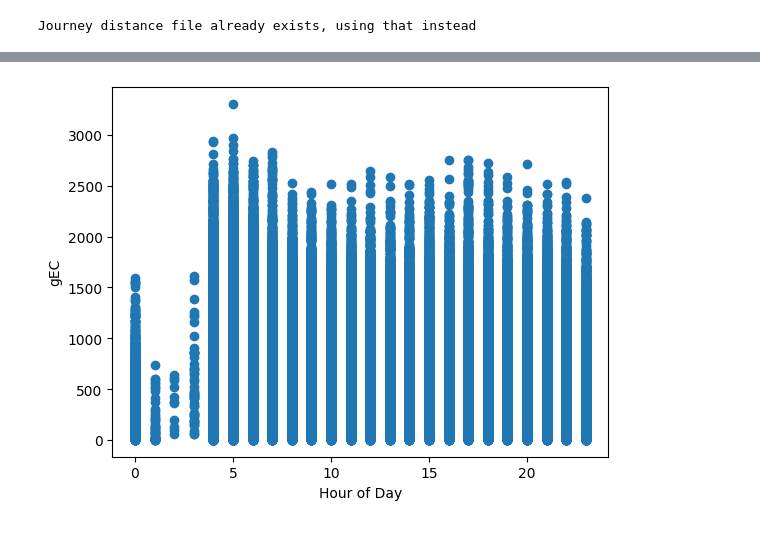
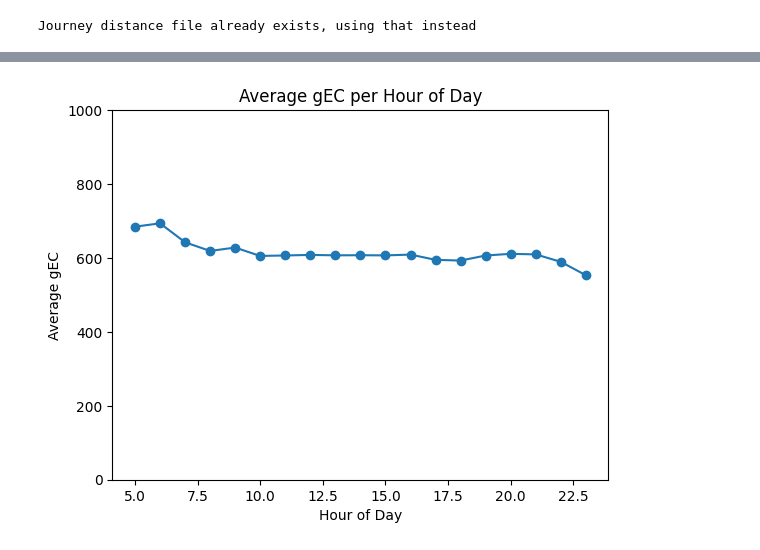
Before and after one commit to AldenCutler/LyonE24, a Jupyter notebook: stats-graphs/gec.ipynb, the cells around one changed output, grey strips where cells are left out. Cells and saved outputs as stored; diff of their text form; code cells hidden in the pictures.

```diff
--- a/stats-graphs/gec.ipynb
+++ b/stats-graphs/gec.ipynb
@@ -231,11 +241,18 @@ for row in df['start_datetime']:
     start_times.append(time)
 
 # start_times
-# %%
-plt.scatter(start_times, gEC)
-plt.xlabel('Hour of Day')
-plt.ylabel('gEC')
-plt.savefig('out/gec/gEC_vs_hour_of_day.png')
-plt.show()
-# %% [output]
-[figure, removed]
+# %%
+# average gEC per hour of day
+avg_gec = []
+for i in range(5, 24):
+    avg_gec.append(np.mean(df[df['start_datetime'].str.contains(f'T{i:02}')]['gec']))
+
+plt.plot(range(5, 24), avg_gec, marker='o')
+plt.xlabel('Hour of Day')
+plt.ylabel('Average gEC')
+plt.ylim(0, 1000)
+plt.title('Average gEC per Hour of Day')
+plt.savefig('out/gec/avg_gEC_per_hour_of_day.png')
+plt.show()
+# %% [output]
+[figure, added]
```
Also changed, not shown: parts of 10 cells of this notebook, 7 other files.
